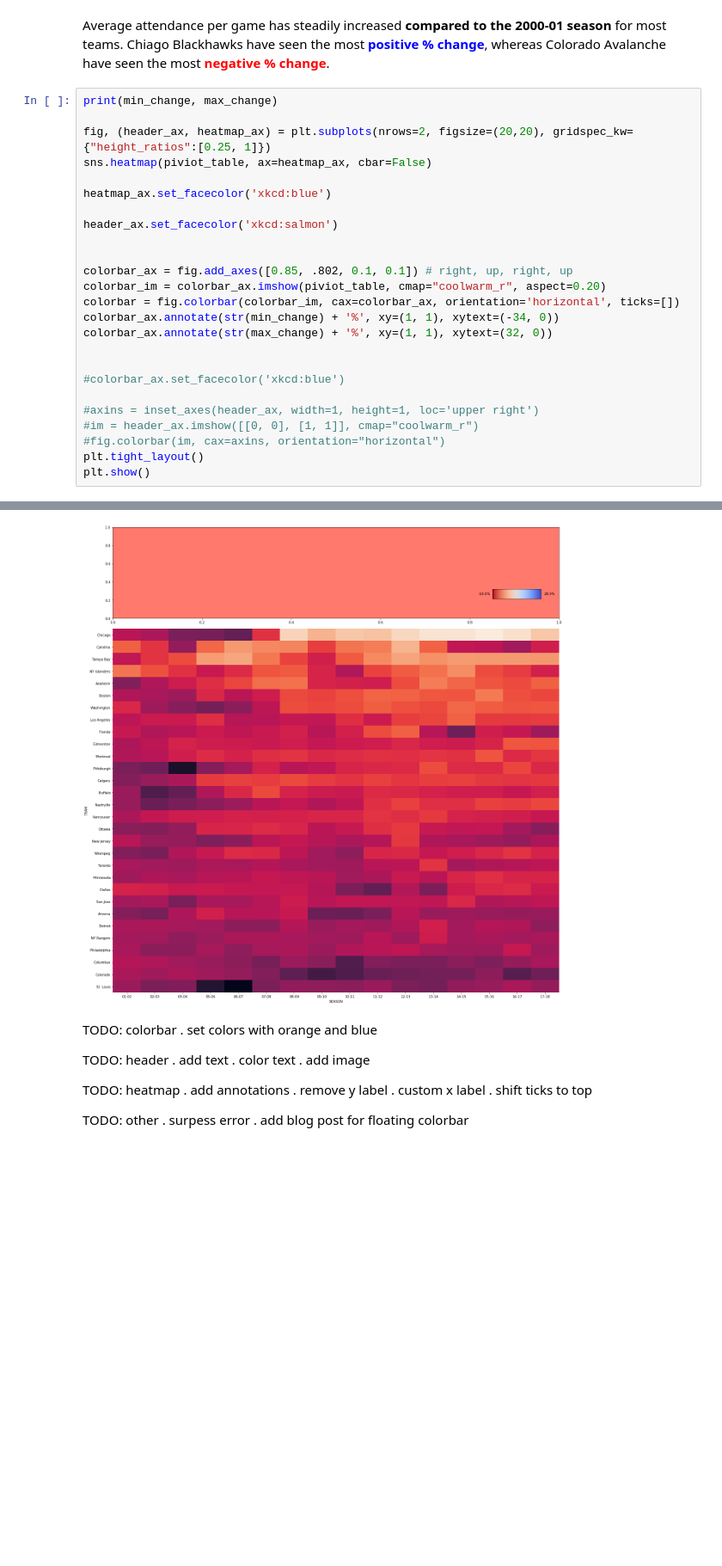
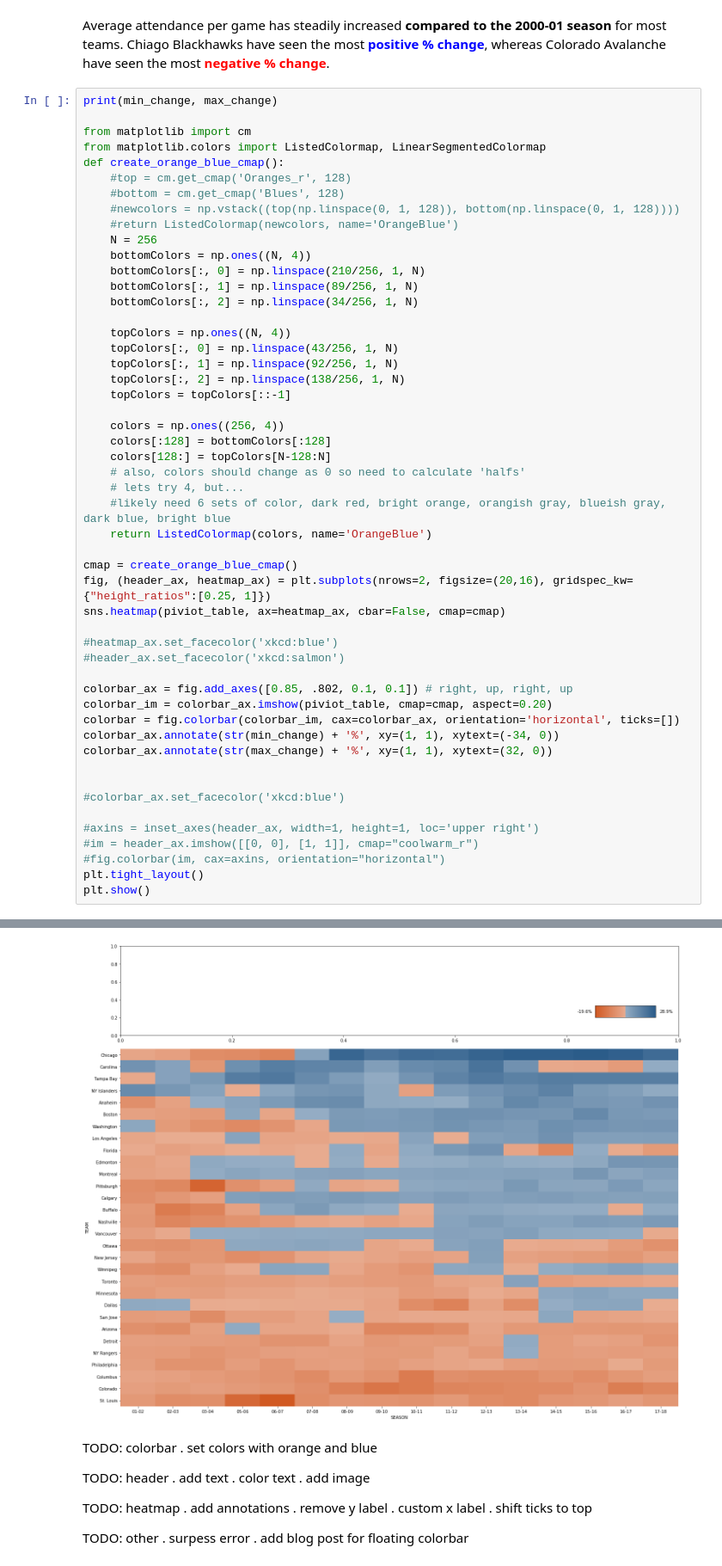
Before and after one commit to richhildebrand/makeover-monday-python, a Jupyter notebook: notebooks/2019 Week1 NHL Attendance/@idatadrew.ipynb, the cells around one changed output, grey strips where cells are left out. Shown at 86% size. Drawn from its saved outputs; the diff is of its cells as text; blank space fills up the shorter version.

Commit message:
can put custom colors on heatmap and color bar

```diff
--- a/notebooks/2019 Week1 NHL Attendance/@idatadrew.ipynb
+++ b/notebooks/2019 Week1 NHL Attendance/@idatadrew.ipynb
@@ -139,31 +139,57 @@ Average attendance per game has steadily increased **compared to the 2000-01 sea
 # %%
 print(min_change, max_change)
 
-fig, (header_ax, heatmap_ax) = plt.subplots(nrows=2, figsize=(20,20), gridspec_kw={"height_ratios":[0.25, 1]})
-sns.heatmap(piviot_table, ax=heatmap_ax, cbar=False)
+from matplotlib import cm
+from matplotlib.colors import ListedColormap, LinearSegmentedColormap
+def create_orange_blue_cmap():
+    #top = cm.get_cmap('Oranges_r', 128)
+    #bottom = cm.get_cmap('Blues', 128)
+    #newcolors = np.vstack((top(np.linspace(0, 1, 128)), bottom(np.linspace(0, 1, 128))))
+    #return ListedColormap(newcolors, name='OrangeBlue')
+    N = 256
+    bottomColors = np.ones((N, 4))
+    bottomColors[:, 0] = np.linspace(210/256, 1, N)
+    bottomColors[:, 1] = np.linspace(89/256, 1, N)
+    bottomColors[:, 2] = np.linspace(34/256, 1, N)
 
-heatmap_ax.set_facecolor('xkcd:blue')
+    topColors = np.ones((N, 4))
+    topColors[:, 0] = np.linspace(43/256, 1, N)
+    topColors[:, 1] = np.linspace(92/256, 1, N)
+    topColors[:, 2] = np.linspace(138/256, 1, N)
+    topColors = topColors[::-1]
 
-header_ax.set_facecolor('xkcd:salmon')
+    colors = np.ones((256, 4))
+    colors[:128] = bottomColors[:128]
+    colors[128:] = topColors[N-128:N]
+    # also, colors should change as 0 so need to calculate 'halfs'
+    # lets try 4, but...
+    #likely need 6 sets of color, dark red, bright orange, orangish gray, blueish gray, dark blue, bright blue
+    return ListedColormap(colors, name='OrangeBlue')
 
+cmap = create_orange_blue_cmap()
+fig, (header_ax, heatmap_ax) = plt.subplots(nrows=2, figsize=(20,16), gridspec_kw={"height_ratios":[0.25, 1]})
+sns.heatmap(piviot_table, ax=heatmap_ax, cbar=False, cmap=cmap)
+
+#heatmap_ax.set_facecolor('xkcd:blue')
+#header_ax.set_facecolor('xkcd:salmon')
 
 colorbar_ax = fig.add_axes([0.85, .802, 0.1, 0.1]) # right, up, right, up
-colorbar_im = colorbar_ax.imshow(piviot_table, cmap="coolwarm_r", aspect=0.20)
+colorbar_im = colorbar_ax.imshow(piviot_table, cmap=cmap, aspect=0.20)
 colorbar = fig.colorbar(colorbar_im, cax=colorbar_ax, orientation='horizontal', ticks=[])
 colorbar_ax.annotate(str(min_change) + '%', xy=(1, 1), xytext=(-34, 0))
 colorbar_ax.annotate(str(max_change) + '%', xy=(1, 1), xytext=(32, 0))
 
 
 #colorbar_ax.set_facecolor('xkcd:blue')
 
 #axins = inset_axes(header_ax, width=1, height=1, loc='upper right')
 #im = header_ax.imshow([[0, 0], [1, 1]], cmap="coolwarm_r")
 #fig.colorbar(im, cax=axins, orientation="horizontal")
 plt.tight_layout()
 plt.show()
 # %% [output]
 -19.6 28.9
-[figure, old version]
+[figure, new version]
 # %% [markdown]
 TODO: colorbar
  . set colors with orange and blue
```
Also changed, not shown: parts of 1 cell of this notebook.
